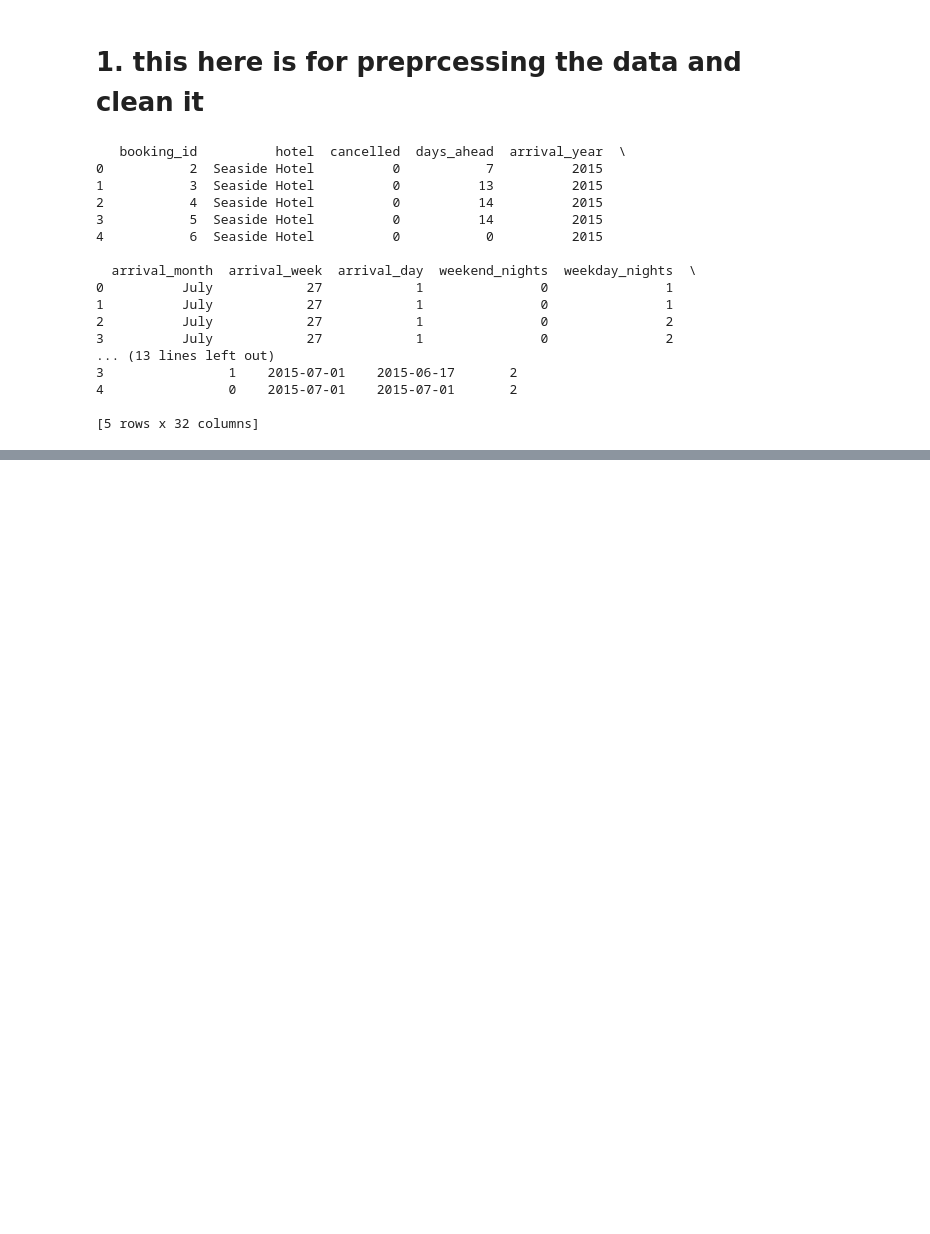
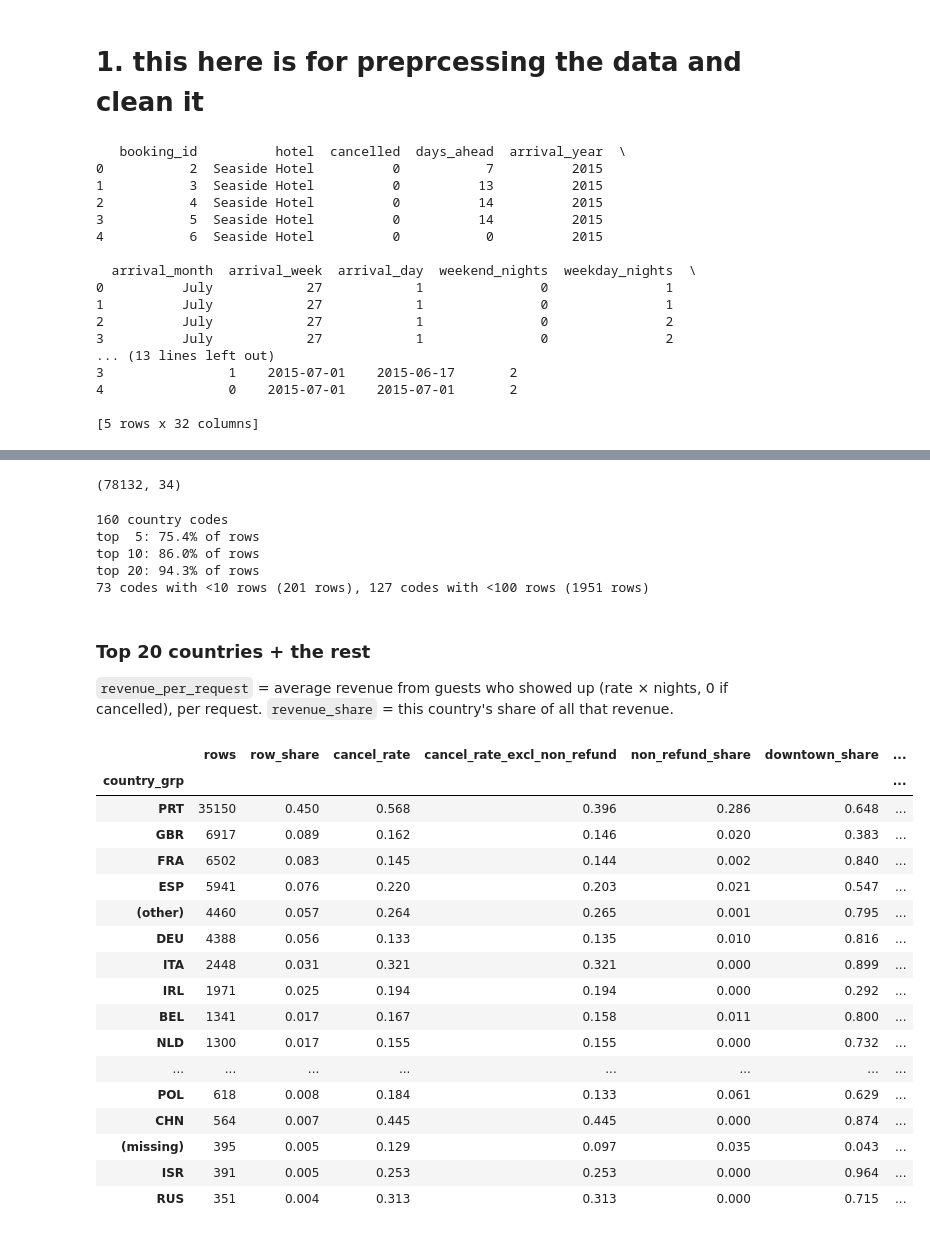
Before and after one commit to DM-Schabert/Valhackers, a Jupyter notebook: preprocessing.ipynb, the cells around one changed output, grey strips where cells are left out. Saved outputs shown, nothing was run; the diff lists cells and outputs as text; code cells hidden in the pictures; blank space fills up the shorter version.

```diff
--- a/preprocessing.ipynb
+++ b/preprocessing.ipynb
@@ -28,0 +42,72 @@ print(df.head())
+# %%
+import numpy as np
+
+df = pd.read_csv("train-template-kit/train.csv", parse_dates=["arrival_date", "booking_date"])
+df["country"] = df["country"].fillna("(missing)")
+df["stay_value"] = df["nightly_rate"] * df["nights"]
+df["show_value"] = df["stay_value"] * (1 - df["cancelled"])  # revenue actually earned
+df.shape
+# %% [output]
+(78132, 34)
+# %%
+# How concentrated are the countries?
+vc = df["country"].value_counts()
+print(f"{vc.size} country codes")
+for k in (5, 10, 20):
+    print(f"top {k:>2}: {vc.head(k).sum() / len(df):.1%} of rows")
+print(f"{(vc < 10).sum()} codes with <10 rows ({vc[vc < 10].sum()} rows), "
+      f"{(vc < 100).sum()} codes with <100 rows ({vc[vc < 100].sum()} rows)")
+# %% [output]
+160 country codes
+top  5: 75.4% of rows
+top 10: 86.0% of rows
+top 20: 94.3% of rows
+73 codes with <10 rows (201 rows), 127 codes with <100 rows (1951 rows)
+# %% [markdown]
+### Top 20 countries + the rest
+
+`revenue_per_request` = average revenue from guests who showed up (rate × nights, 0 if cancelled), per request. `revenue_share` = this country's share of all that revenue.
+# %%
+TOP_N = 20
+top = vc.head(TOP_N).index
+df["country_grp"] = df["country"].where(df["country"].isin(top), "(other)")
+non_refund = df["deposit"].eq("Non Refund")
+
+by_country = (
+    df.assign(non_refund=non_refund, downtown=df["hotel"].eq("Downtown Hotel"))
+    .groupby("country_grp")
+    .agg(
+        rows=("cancelled", "size"),
+        cancel_rate=("cancelled", "mean"),
+        non_refund_share=("non_refund", "mean"),
+        downtown_share=("downtown", "mean"),
+        median_rate=("nightly_rate", "median"),
+        median_nights=("nights", "median"),
+        median_lead=("days_ahead", "median"),
+        revenue_per_request=("show_value", "mean"),
+        show_value=("show_value", "sum"),
+    )
+)
+by_country.insert(1, "row_share", by_country["rows"] / len(df))
+by_country.insert(3, "cancel_rate_excl_non_refund", df[~non_refund].groupby("country_grp")["cancelled"].mean())
+by_country["revenue_share"] = by_country.pop("show_value") / df["show_value"].sum()
+by_country.sort_values("rows", ascending=False).round(3)
+# %% [output]
+|  | rows | row_share | cancel_rate | cancel_rate_excl_non_refund | non_refund_share | downtown_share | ... |
+| country_grp |  |  |  |  |  |  | ... |
+| PRT | 35150 | 0.450 | 0.568 | 0.396 | 0.286 | 0.648 | ... |
+| GBR | 6917 | 0.089 | 0.162 | 0.146 | 0.020 | 0.383 | ... |
+| FRA | 6502 | 0.083 | 0.145 | 0.144 | 0.002 | 0.840 | ... |
+| ESP | 5941 | 0.076 | 0.220 | 0.203 | 0.021 | 0.547 | ... |
+| (other) | 4460 | 0.057 | 0.264 | 0.265 | 0.001 | 0.795 | ... |
+| DEU | 4388 | 0.056 | 0.133 | 0.135 | 0.010 | 0.816 | ... |
+| ITA | 2448 | 0.031 | 0.321 | 0.321 | 0.000 | 0.899 | ... |
+| IRL | 1971 | 0.025 | 0.194 | 0.194 | 0.000 | 0.292 | ... |
+| BEL | 1341 | 0.017 | 0.167 | 0.158 | 0.011 | 0.800 | ... |
+| NLD | 1300 | 0.017 | 0.155 | 0.155 | 0.000 | 0.732 | ... |
+| ... | ... | ... | ... | ... | ... | ... | ... |
+| POL | 618 | 0.008 | 0.184 | 0.133 | 0.061 | 0.629 | ... |
+| CHN | 564 | 0.007 | 0.445 | 0.445 | 0.000 | 0.874 | ... |
+| (missing) | 395 | 0.005 | 0.129 | 0.097 | 0.035 | 0.043 | ... |
+| ISR | 391 | 0.005 | 0.253 | 0.253 | 0.000 | 0.964 | ... |
+| RUS | 351 | 0.004 | 0.313 | 0.313 | 0.000 | 0.715 | ... |
```
Also changed, not shown: parts of 26 cells of this notebook, 10 other files.
